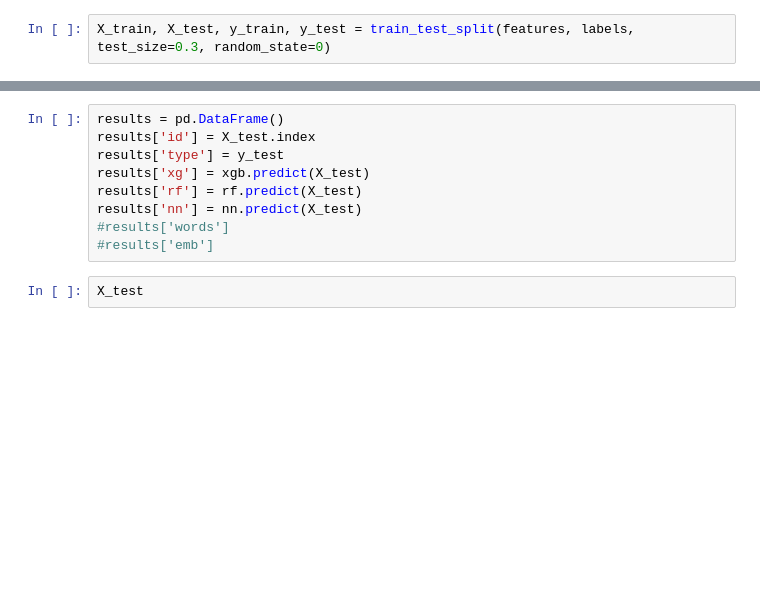
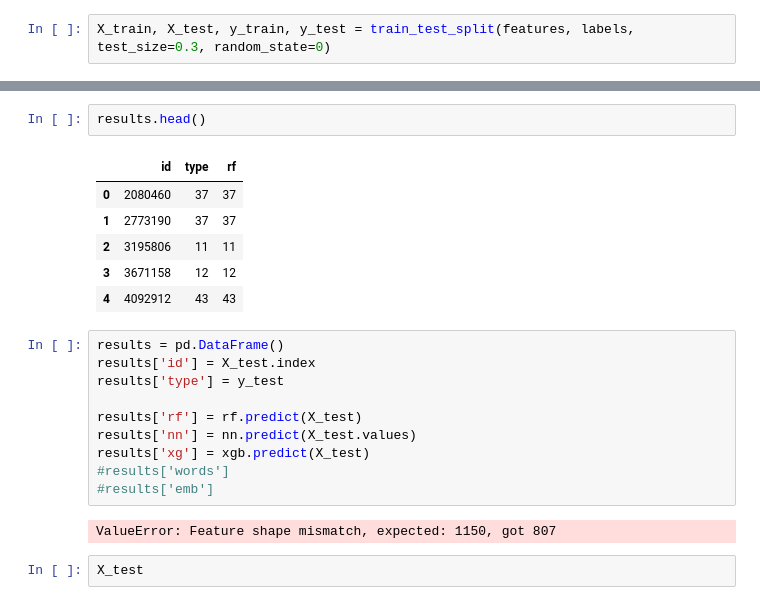
Before and after one commit to tillwenke/museum_item_classification, a Jupyter notebook: voter.ipynb, the cells around one changed output, grey strips where cells are left out. Drawn from its saved outputs; the diff is of its cells as text; blank space fills up the shorter version.

```diff
--- a/voter.ipynb
+++ b/voter.ipynb
@@ -55,11 +63,23 @@ X_train, X_test, y_train, y_test = train_test_split(features, labels, test_size=
+# %%
+results.head()
+# %% [output]
+|  | id | type | rf |
+| 0 | 2080460 | 37 | 37 |
+| 1 | 2773190 | 37 | 37 |
+| 2 | 3195806 | 11 | 11 |
+| 3 | 3671158 | 12 | 12 |
+| 4 | 4092912 | 43 | 43 |
 # %%
 results = pd.DataFrame()
 results['id'] = X_test.index
 results['type'] = y_test
+
+results['rf'] = rf.predict(X_test)
+results['nn'] = nn.predict(X_test.values)
 results['xg'] = xgb.predict(X_test)
-results['rf'] = rf.predict(X_test)
-results['nn'] = nn.predict(X_test)
 #results['words']
 #results['emb']
+# %% [output]
+ValueError: Feature shape mismatch, expected: 1150, got 807
 # %%
 X_test
```
Also changed, not shown: parts of 2 cells of this notebook, 3 other files.
